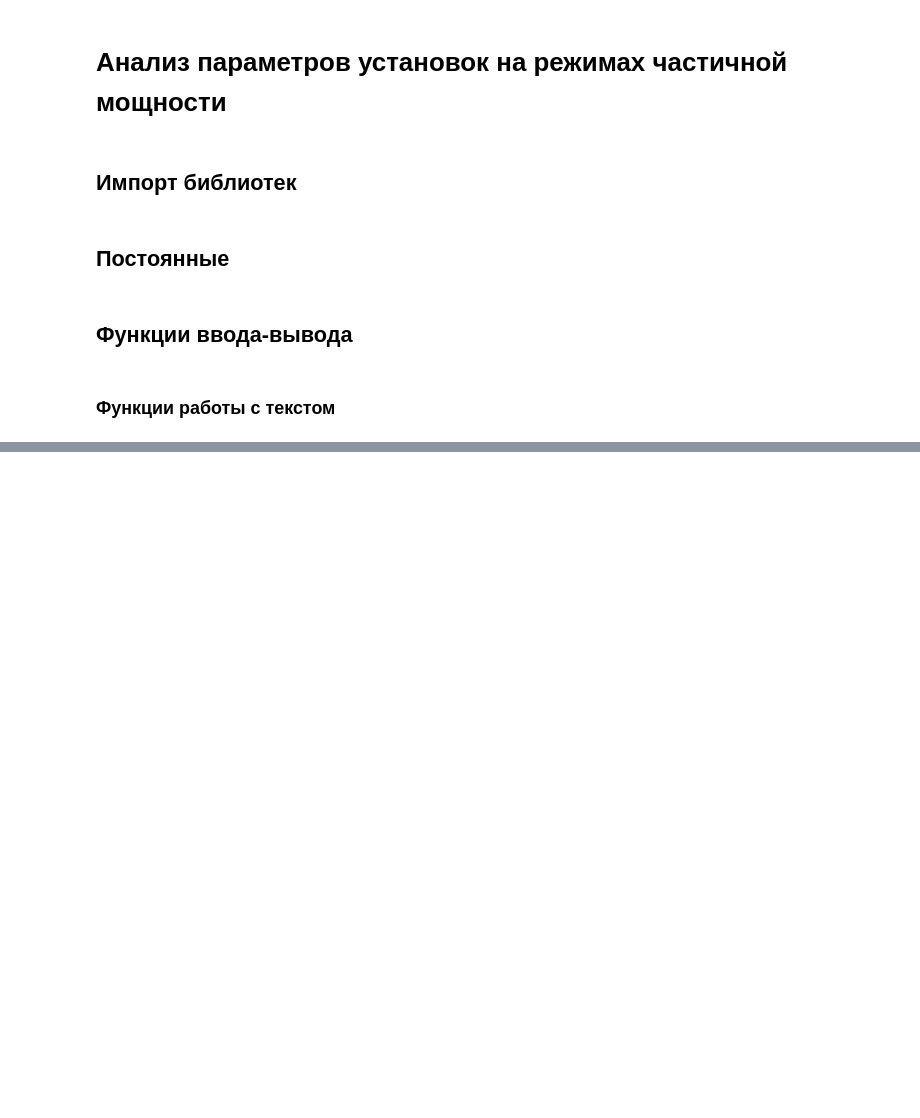
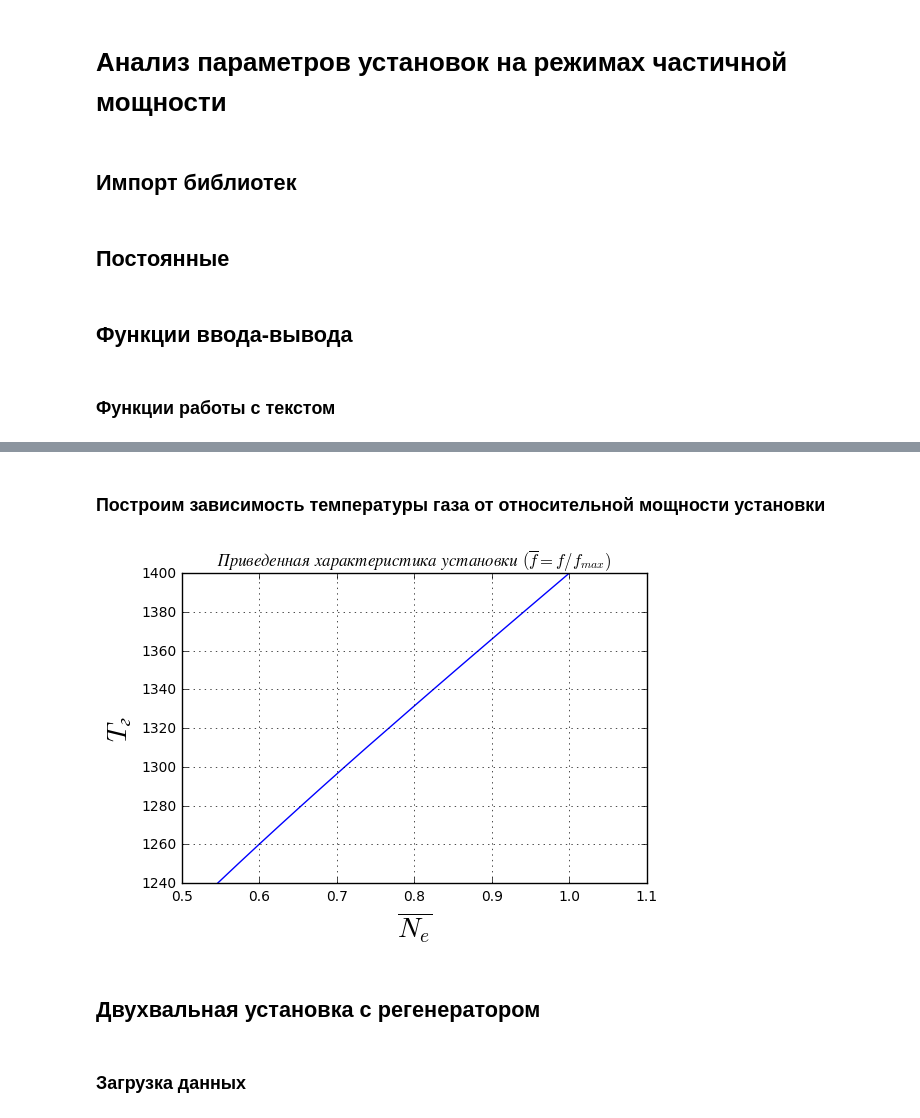
Before and after one commit to Sovianum/cooling-course-project, a Jupyter notebook: notebooks/article/Characteristics.ipynb, the cells around one changed output, grey strips where cells are left out. Drawn from its saved outputs; the diff is of its cells as text; code cells hidden in the pictures; blank space fills up the shorter version.

```diff
--- a/notebooks/article/Characteristics.ipynb
+++ b/notebooks/article/Characteristics.ipynb
@@ -31,0 +69,11 @@ def get_2_shafts_parameters_note(extremal_value_df):
+# %% [markdown]
+### Построим зависимость температуры газа от относительной мощности установки
+# %%
+plot_characteristic(data_2n.power, data_2n.t, "$T_г$")
+plt.show()
+# %% [output]
+[figure, added]
+# %% [markdown]
+## Двухвальная установка с регенератором
+# %% [markdown]
+### Загрузка данных
```
Also changed, not shown: parts of 33 cells of this notebook, 17 other files.
